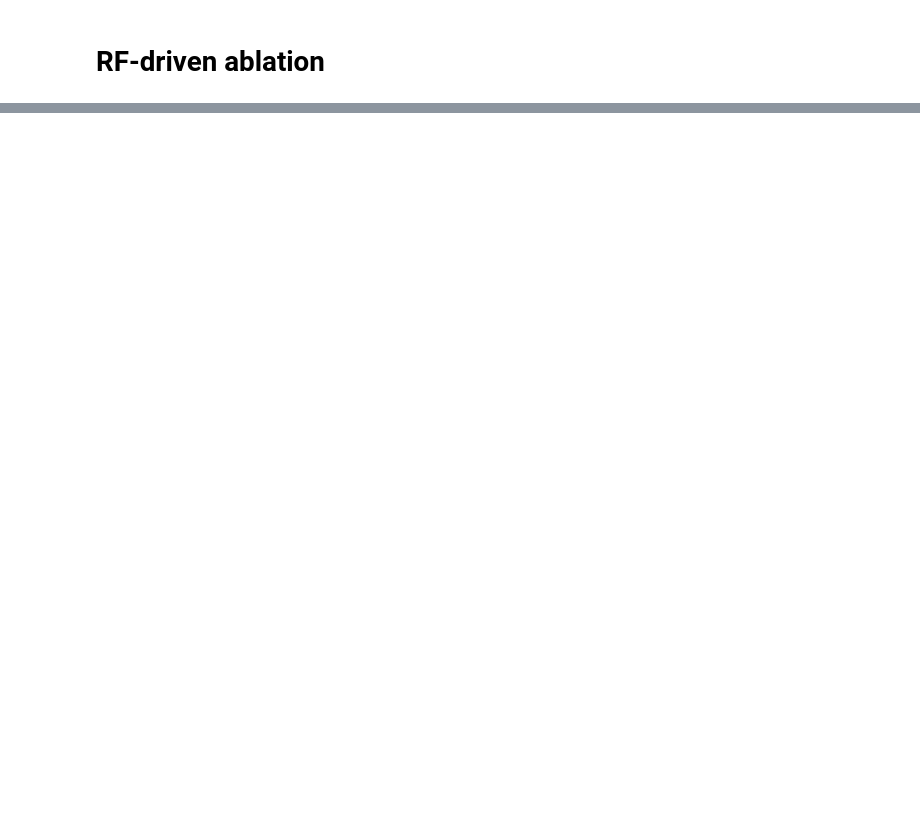
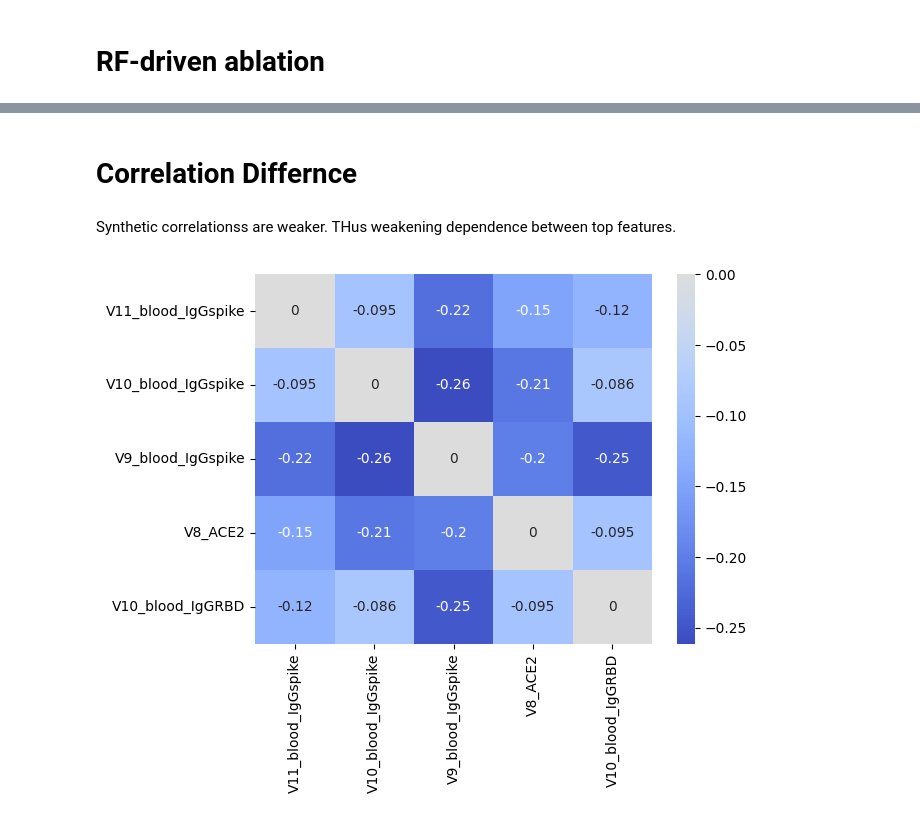
Before and after one commit to TonyTran03/cvae-longitudinal-immunology, a Jupyter notebook: notebooks/ablation_cvae.ipynb, the cells around one changed output, grey strips where cells are left out. Drawn from its saved outputs; the diff is of its cells as text; code cells hidden in the pictures; blank space fills up the shorter version.

```diff
--- a/notebooks/ablation_cvae.ipynb
+++ b/notebooks/ablation_cvae.ipynb
@@ -431,0 +457,13 @@ for k in [1, 2, 5, 10, 20, 30, 60]:
+# %%
+import matplotlib.pyplot as plt
+import seaborn as sns
+
+top_features = imp.head(5).index
+
+for col in top_features:
+    plt.figure()
+    sns.kdeplot(real_X[col], label="real")
+    sns.kdeplot(syn_X[col], label="synthetic")
+    plt.title(col)
+    plt.legend()
+    plt.show()
@@ -431,0 +476,12 @@ for k in [1, 2, 5, 10, 20, 30, 60]:
+# %% [markdown]
+# Correlation Differnce
+# %%
+real_X[top_features].corr()
+syn_X[top_features].corr()
+
+diff = real_X[top_features].corr() - syn_X[top_features].corr()
+sns.heatmap(diff, annot=True, cmap="coolwarm", center=0)
+display(Markdown("Synthetic correlationss are weaker. THus weakening dependence between top features."))
+# %% [output]
+Synthetic correlationss are weaker. THus weakening dependence between top features.
+[figure, added]
```
Also changed, not shown: parts of 6 cells of this notebook, 6 other files.
